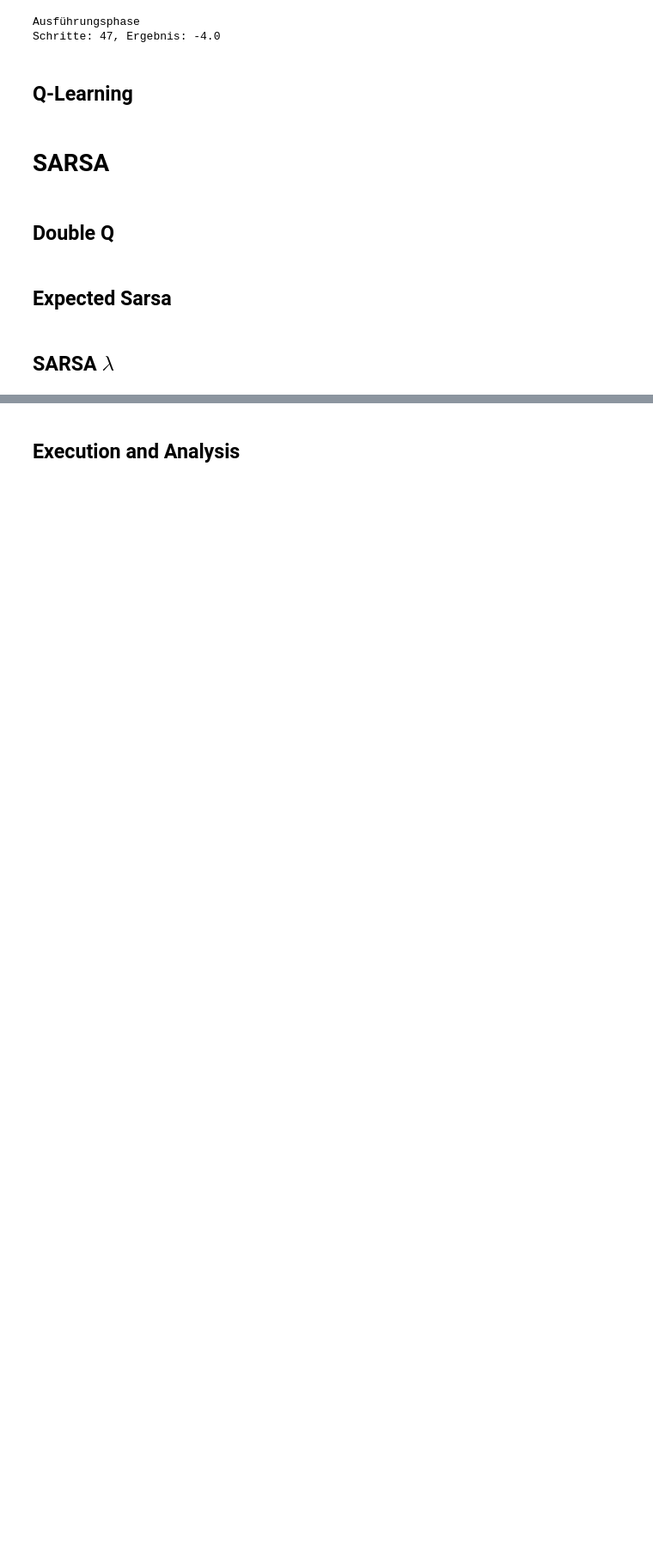
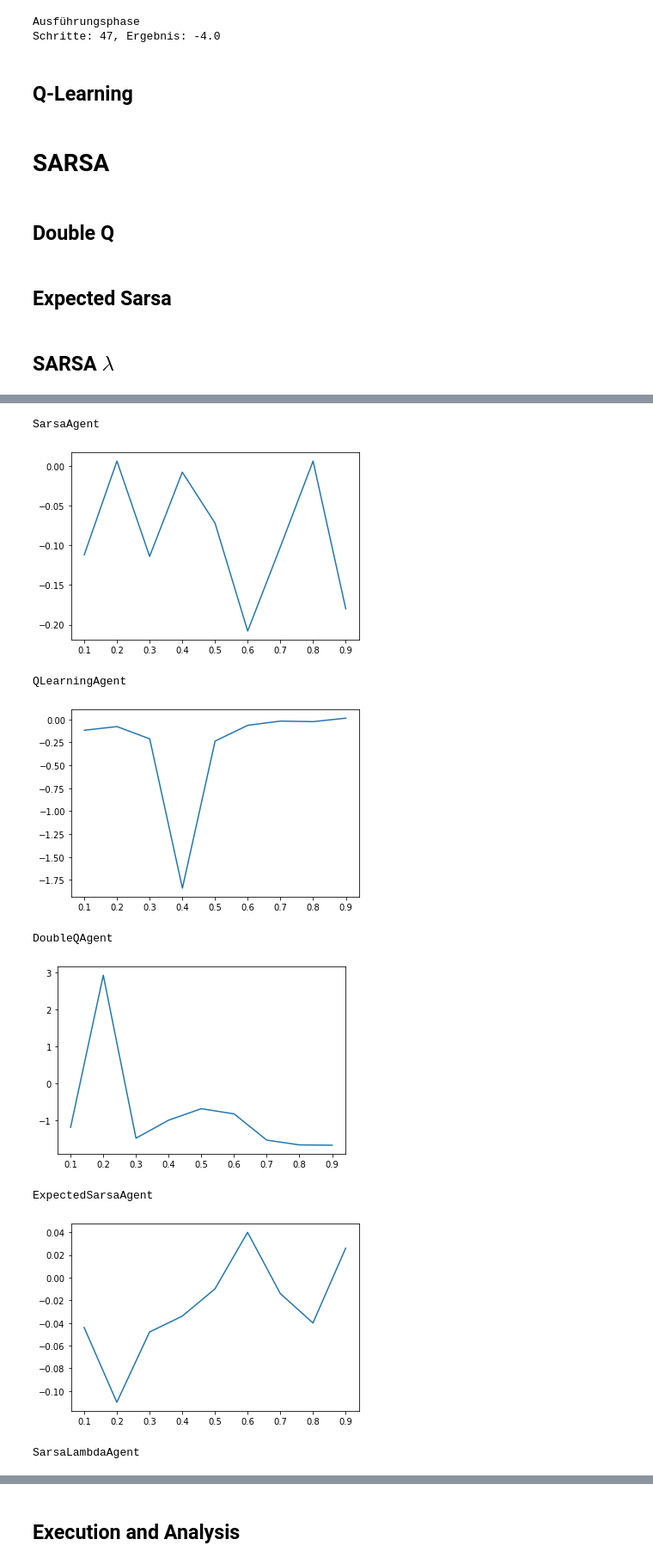
Before and after one commit to linsut/rl, a Jupyter notebook: Roulette.ipynb, the cells around one changed output, grey strips where cells are left out. Shown: that part at 86% size. Cells and saved outputs as stored; diff of their text form; code cells hidden in the pictures; blank space fills up the shorter version.

```diff
--- a/Roulette.ipynb
+++ b/Roulette.ipynb
@@ -284,0 +381,15 @@ class SarsaLambdaAgent(Agent):
+# %%
+for agent in agents:
+    print(type(agent).__name__)
+    plot.plot(np.arange(0.1,1,0.1), meanReturn[type(agent).__name__])
+    plot.show()
+# %% [output]
+SarsaAgent
+[figure, added]
+QLearningAgent
+[figure, added]
+DoubleQAgent
+[figure, added]
+ExpectedSarsaAgent
+[figure, added]
+SarsaLambdaAgent
```
Also changed, not shown: parts of 6 cells of this notebook, 4 other files.
